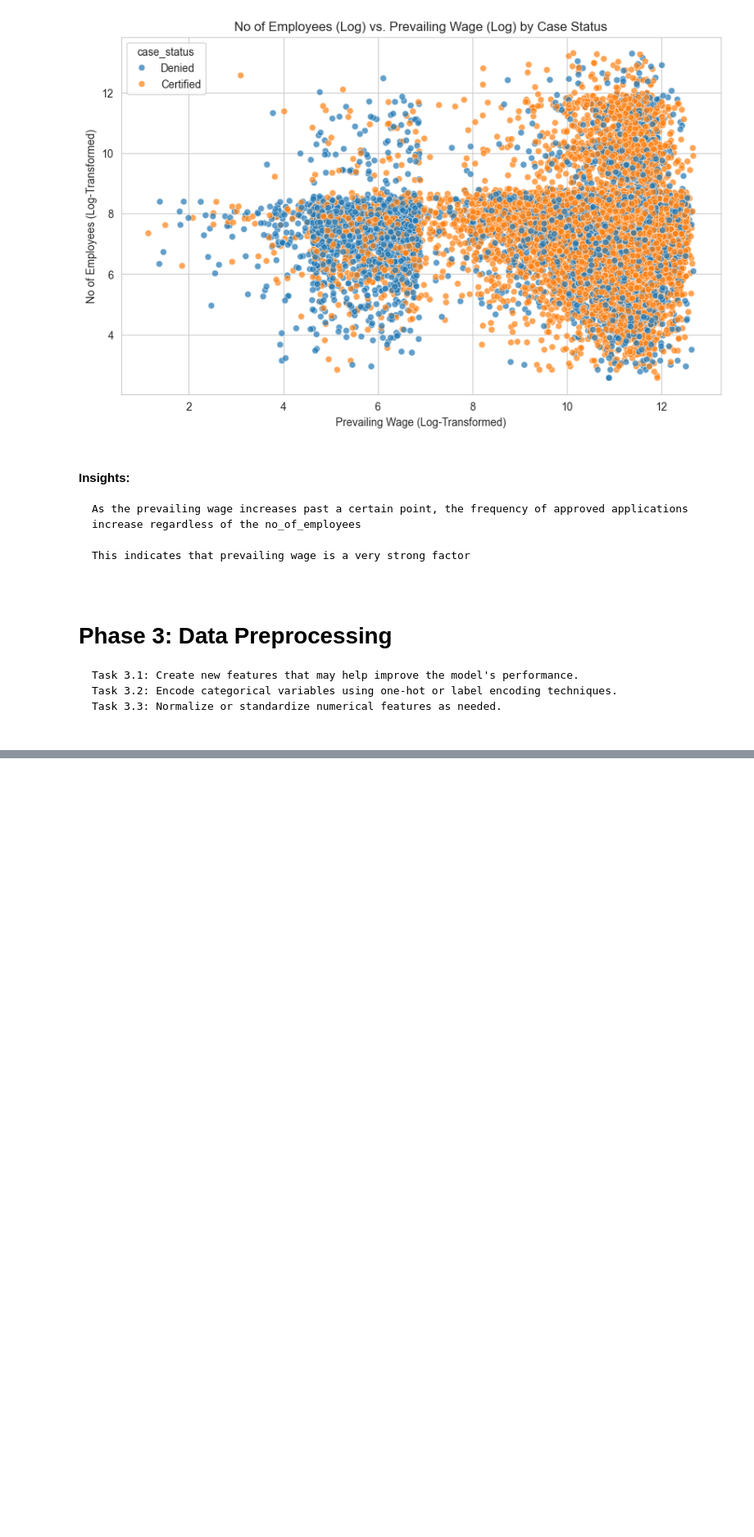
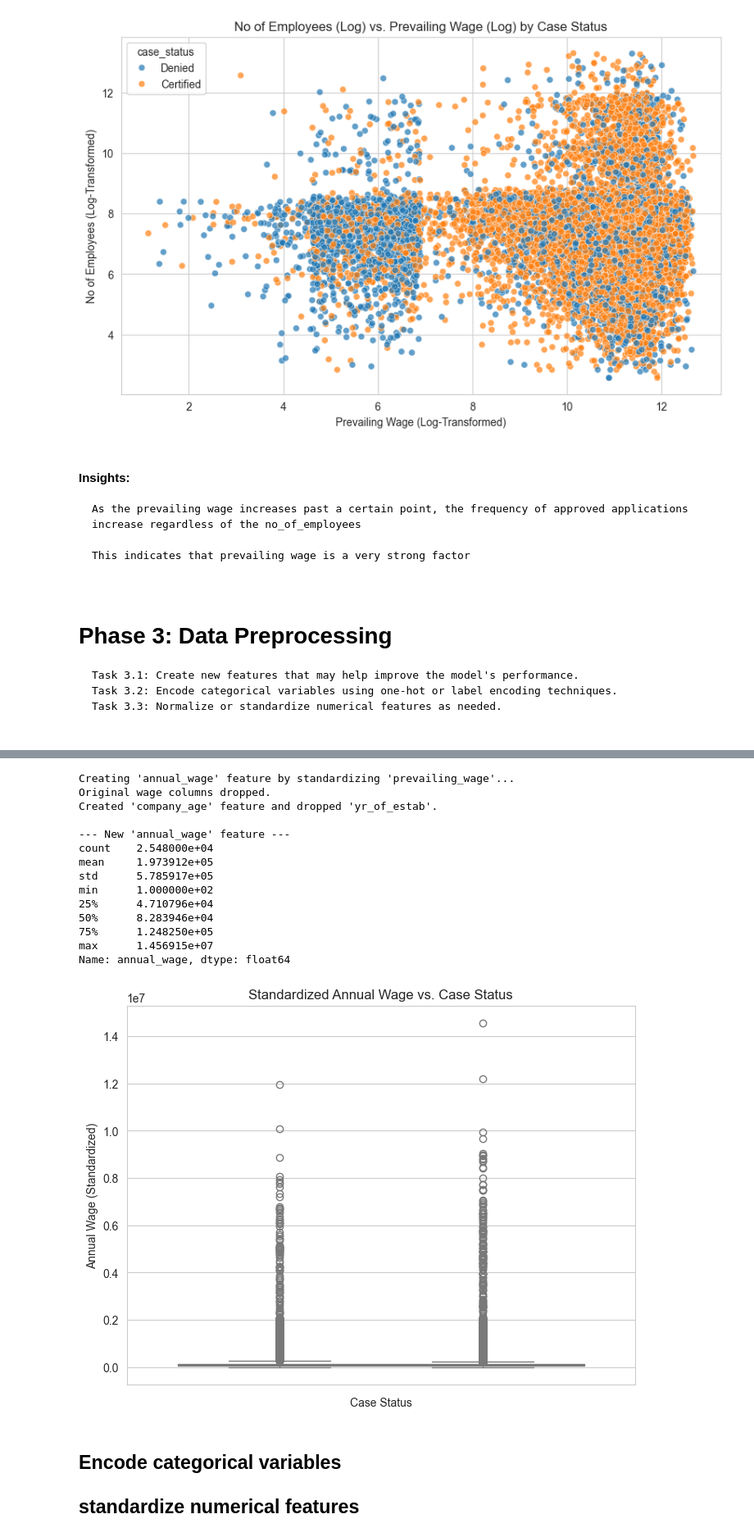
Before and after one commit to SamuelDasaolu/GEN-AI, a Jupyter notebook: WEEK 14/PRACTICE_EXAM/01_EDA_AND_CLEANING.ipynb, the cells around one changed output, grey strips where cells are left out. Shown at 82% size. Cells and saved outputs as stored; diff of their text form; code cells hidden in the pictures; blank space fills up the shorter version.

```diff
--- a/WEEK 14/PRACTICE_EXAM/01_EDA_AND_CLEANING.ipynb
+++ b/WEEK 14/PRACTICE_EXAM/01_EDA_AND_CLEANING.ipynb
@@ -314,2 +311,67 @@ data
 # %%
-# The first thing to do is to handle all of the skewed numercical data by applying log_transforms
+# make a copy
+df_processed = data.copy()
+
+# Task 3.1: Create new features ('annual_wage')
+def calculate_annual_wage(row):
+    wage = row['prevailing_wage']
+    unit = row['unit_of_wage']
+
+    if unit == 'Year':
+        return wage
+    elif unit == 'Month':
+        return wage * 12
+    elif unit == 'Week':
+        return wage * 52
+    elif unit == 'Hour':
+        # Assuming a 40-hour work week
+        return wage * 40 * 52
+    else:
+        return wage  # Should not happen given our earlier check
+
+print("Creating 'annual_wage' feature by standardizing 'prevailing_wage'...")
+df_processed['annual_wage'] = df_processed.apply(calculate_annual_wage, axis=1)
+
+# Now we can drop the original 'prevailing_wage' and 'unit_of_wage' columns and also case_id
+df_processed = df_processed.drop(['prevailing_wage', 'unit_of_wage', 'case_id'], axis=1)
+
+print("Original wage columns dropped.")
+
+# Let's also create a 'company_age' feature from 'yr_of_estab'
+# Assuming the data is from 2016 (as mentioned in the project description)
+current_year = 2016
+df_processed['company_age'] = current_year - df_processed['yr_of_estab']
+df_processed = df_processed.drop('yr_of_estab', axis=1)
+print("Created 'company_age' feature and dropped 'yr_of_estab'.")
+
+# Let's look at the new 'annual_wage' distribution
+print("\n--- New 'annual_wage' feature ---")
+print(df_processed['annual_wage'].describe())
+
+# And let's visualize the new 'annual_wage' with a box plot
+plt.figure(figsize=(8, 6))
+sns.boxplot(hue='case_status', y='annual_wage', data=df_processed, palette='coolwarm', legend=False)
+plt.title('Standardized Annual Wage vs. Case Status')
+plt.ylabel('Annual Wage (Standardized)')
+plt.xlabel('Case Status')
+plt.show()
+# %% [output]
+Creating 'annual_wage' feature by standardizing 'prevailing_wage'...
+Original wage columns dropped.
+Created 'company_age' feature and dropped 'yr_of_estab'.
+
+--- New 'annual_wage' feature ---
+count    2.548000e+04
+mean     1.973912e+05
+std      5.785917e+05
+min      1.000000e+02
+25%      4.710796e+04
+50%      8.283946e+04
+75%      1.248250e+05
+max      1.456915e+07
+Name: annual_wage, dtype: float64
+[figure, added]
+# %% [markdown]
+## Encode categorical variables
+
+## standardize numerical features
```
Also changed, not shown: parts of 9 cells of this notebook, 4 other files.
